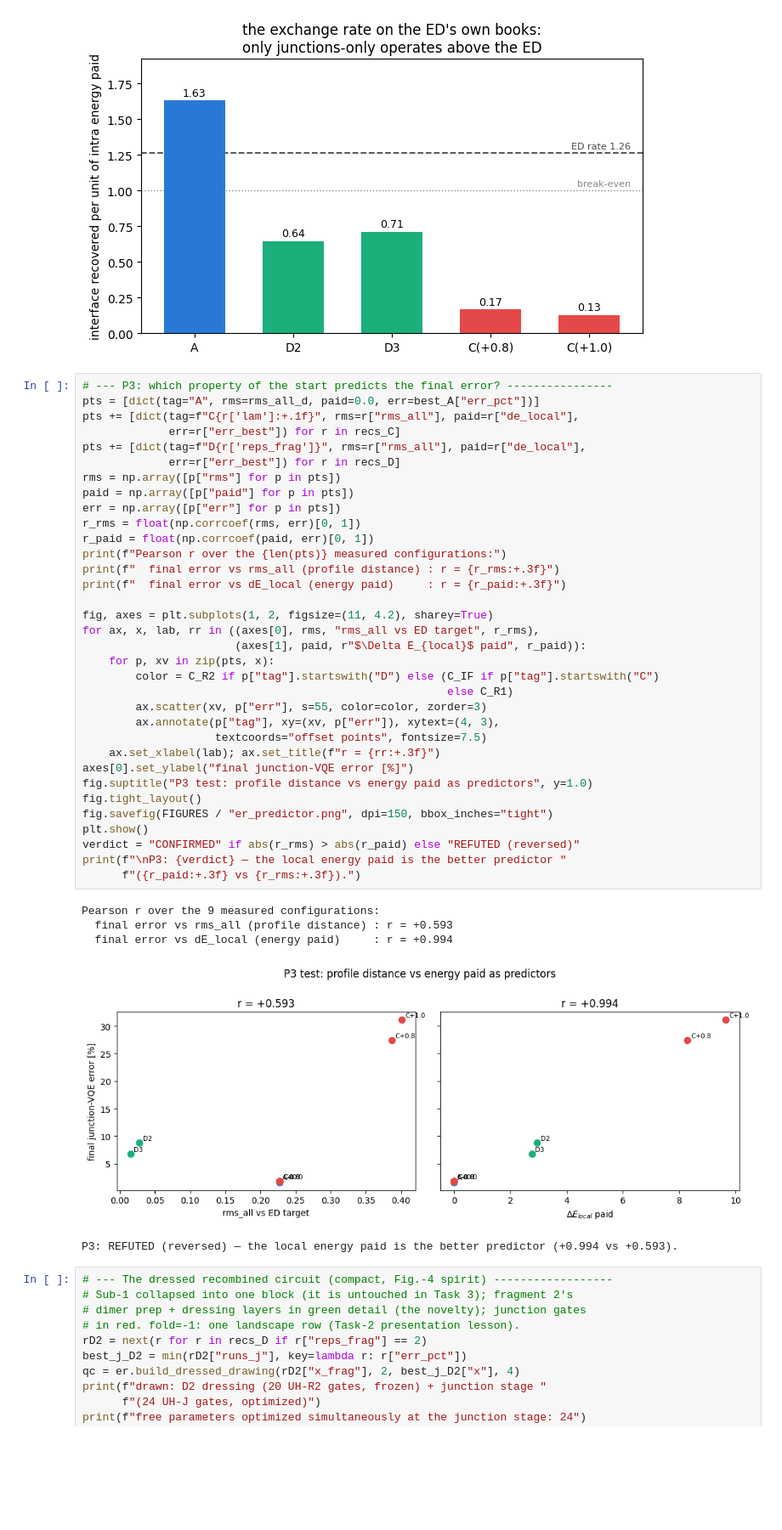
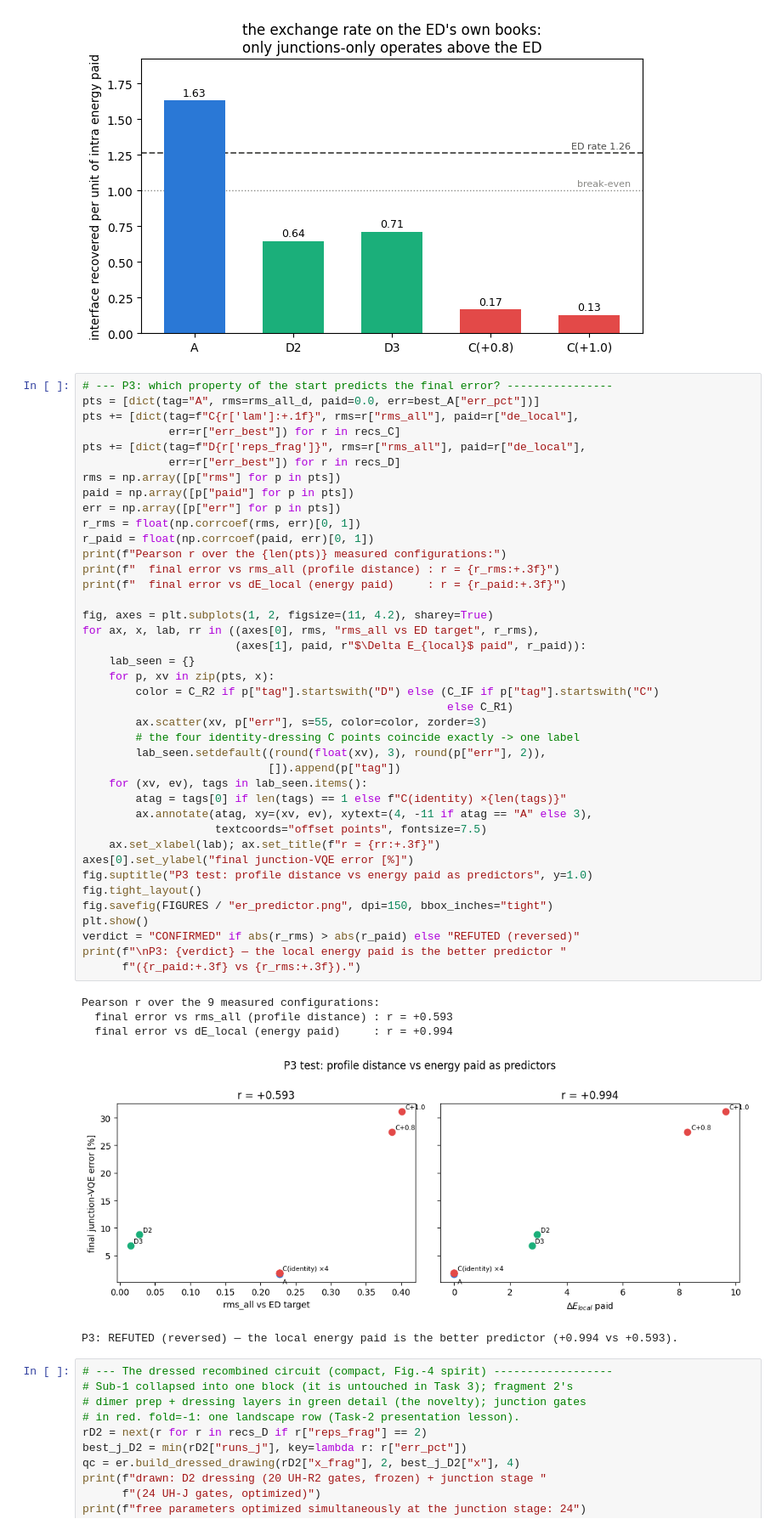
Before and after one commit to Julianaros/Kagome-DnC-VQE, a Jupyter notebook: 3_Task/ER_VQE_Kagome.ipynb, the cells around one changed output. Shown at 85% size. Cells and saved outputs as stored; diff of their text form; blank space fills up the shorter version.

```diff
--- a/3_Task/ER_VQE_Kagome.ipynb
+++ b/3_Task/ER_VQE_Kagome.ipynb
@@ -755,35 +755,41 @@ pts += [dict(tag=f"D{r['reps_frag']}", rms=r["rms_all"], paid=r["de_local"],
 rms = np.array([p["rms"] for p in pts])
 paid = np.array([p["paid"] for p in pts])
 err = np.array([p["err"] for p in pts])
 r_rms = float(np.corrcoef(rms, err)[0, 1])
 r_paid = float(np.corrcoef(paid, err)[0, 1])
 print(f"Pearson r over the {len(pts)} measured configurations:")
 print(f"  final error vs rms_all (profile distance) : r = {r_rms:+.3f}")
 print(f"  final error vs dE_local (energy paid)     : r = {r_paid:+.3f}")
 
 fig, axes = plt.subplots(1, 2, figsize=(11, 4.2), sharey=True)
 for ax, x, lab, rr in ((axes[0], rms, "rms_all vs ED target", r_rms),
                        (axes[1], paid, r"$\Delta E_{local}$ paid", r_paid)):
+    lab_seen = {}
     for p, xv in zip(pts, x):
         color = C_R2 if p["tag"].startswith("D") else (C_IF if p["tag"].startswith("C")
                                                        else C_R1)
         ax.scatter(xv, p["err"], s=55, color=color, zorder=3)
-        ax.annotate(p["tag"], xy=(xv, p["err"]), xytext=(4, 3),
+        # the four identity-dressing C points coincide exactly -> one label
+        lab_seen.setdefault((round(float(xv), 3), round(p["err"], 2)),
+                            []).append(p["tag"])
+    for (xv, ev), tags in lab_seen.items():
+        atag = tags[0] if len(tags) == 1 else f"C(identity) ×{len(tags)}"
+        ax.annotate(atag, xy=(xv, ev), xytext=(4, -11 if atag == "A" else 3),
                     textcoords="offset points", fontsize=7.5)
     ax.set_xlabel(lab); ax.set_title(f"r = {rr:+.3f}")
 axes[0].set_ylabel("final junction-VQE error [%]")
 fig.suptitle("P3 test: profile distance vs energy paid as predictors", y=1.0)
 fig.tight_layout()
 fig.savefig(FIGURES / "er_predictor.png", dpi=150, bbox_inches="tight")
 plt.show()
 verdict = "CONFIRMED" if abs(r_rms) > abs(r_paid) else "REFUTED (reversed)"
 print(f"\nP3: {verdict} — the local energy paid is the better predictor "
       f"({r_paid:+.3f} vs {r_rms:+.3f}).")
 # %% [output]
 Pearson r over the 9 measured configurations:
   final error vs rms_all (profile distance) : r = +0.593
   final error vs dE_local (energy paid)     : r = +0.994
-[figure, old version]
+[figure, new version]
 P3: REFUTED (reversed) — the local energy paid is the better predictor (+0.994 vs +0.593).
 # %%
 # --- The dressed recombined circuit (compact, Fig.-4 spirit) ------------------
```
Also changed, not shown: parts of 5 cells of this notebook, 4 other files.
